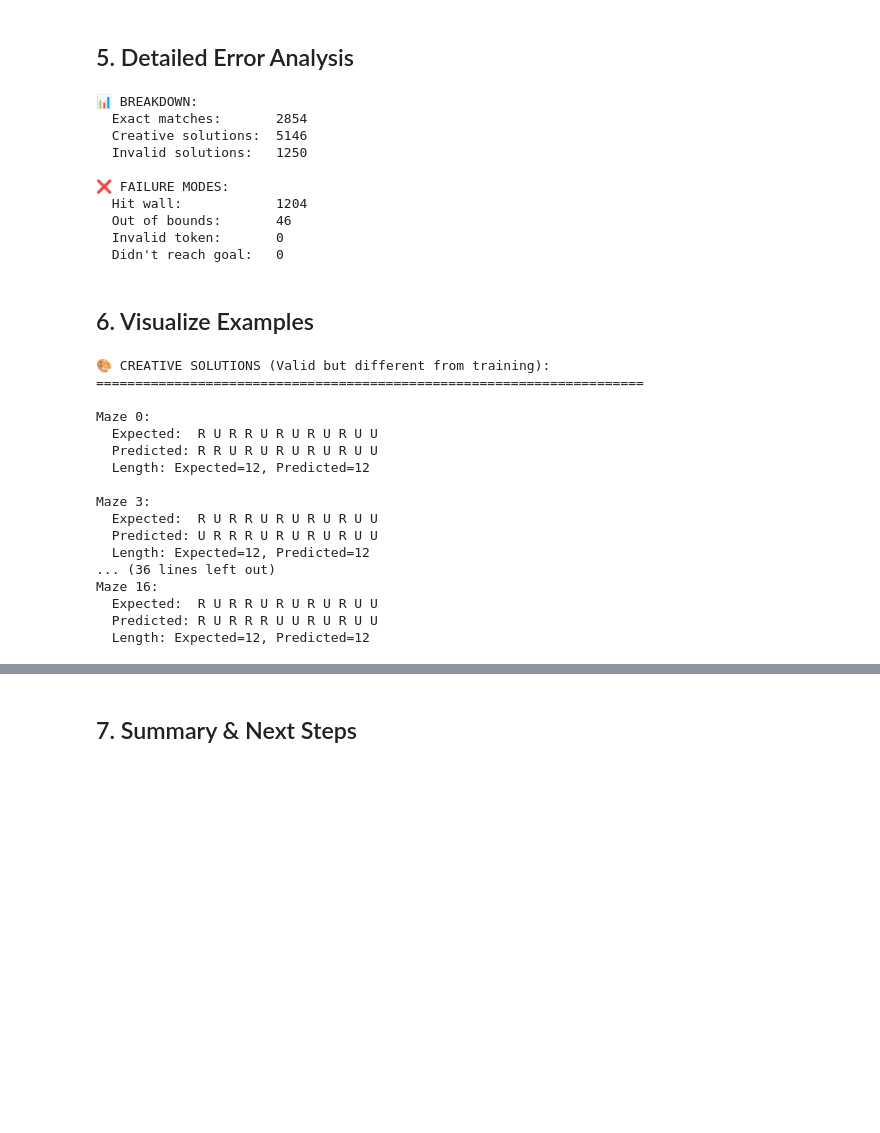
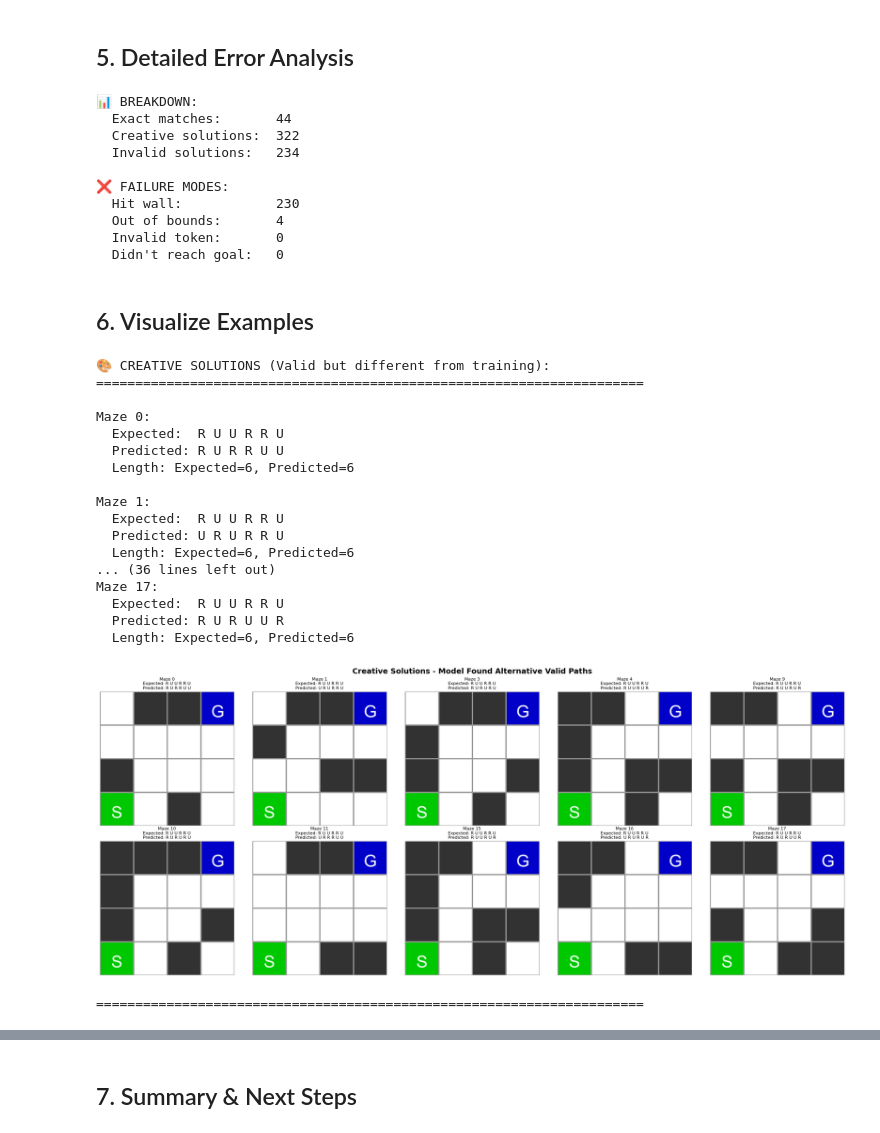
Before and after one commit to Seena-02/ee641-final, a Jupyter notebook: analyze_results_refactored.ipynb, the cells around one changed output, grey strips where cells are left out. Cells and saved outputs as stored; diff of their text form; code cells hidden in the pictures; blank space fills up the shorter version.

```diff
--- a/analyze_results_refactored.ipynb
+++ b/analyze_results_refactored.ipynb
@@ -67,9 +68,13 @@ Parameters: 11,952,320
 # %% [markdown]
 ## 2. Load Test Data & Create Maze Grid Lookup
 # %%
-# Load test data
+# Load test data with new structure
 with open('data/test_sequences.json', 'r') as f:
-    test_entries = json.load(f)
+    test_data = json.load(f)
+    test_entries = test_data['entries']  # Extract entries
+    test_metadata = test_data['metadata']  # Extract metadata
 
 print(f"Loaded {len(test_entries)} test mazes")
+print(f"Grid size: {test_metadata['grid_size']}×{test_metadata['grid_size']}")
+print(f"Start: {test_metadata['start_position']}, Goal: {test_metadata['goal_position']}")
 # %% [output]
@@ -253,44 +309,72 @@ if invalid_solutions:
     print(f"  Didn't reach goal:   {didnt_reach}")
 # %% [output]
 📊 BREAKDOWN:
-  Exact matches:       2854
-  Creative solutions:  5146
-  Invalid solutions:   1250
+  Exact matches:       44
+  Creative solutions:  322
+  Invalid solutions:   234
 
 ❌ FAILURE MODES:
-  Hit wall:            1204
-  Out of bounds:       46
+  Hit wall:            230
+  Out of bounds:       4
   Invalid token:       0
   Didn't reach goal:   0
 # %% [markdown]
 ## 6. Visualize Examples
 # %%
-# Show creative solutions (valid but different)
+# Show creative solutions (valid but different) WITH IMAGES
 print("\n🎨 CREATIVE SOLUTIONS (Valid but different from training):")
 print("=" * 70)
-for i, detail in enumerate(creative_solutions[:10]):
-    print(f"\nMaze {detail['maze_id']}:")
+
+num_to_show = min(10, len(creative_solutions))
+fig, axes = plt.subplots(2, 5, figsize=(20, 8))
+axes = axes.flatten()
+
+for i, detail in enumerate(creative_solutions[:num_to_show]):
+    # Load and display image
+    maze_id = detail['maze_id']
+    image_path = test_entries[maze_id]['image']
+    img = Image.open(image_path)
+
+    axes[i].imshow(img)
+    axes[i].axis('off')
+    axes[i].set_title(
+        f"Maze {maze_id}\n"
+        f"Expected: {' '.join(detail['expected'])}\n"
+        f"Predicted: {' '.join(detail['predicted'])}",
+        fontsize=8,
+        wrap=True
+    )
+
+    # Print text details
+    print(f"\nMaze {maze_id}:")
     print(f"  Expected:  {' '.join(detail['expected'])}")
     print(f"  Predicted: {' '.join(detail['predicted'])}")
     print(f"  Length: Expected={len(detail['expected'])}, Predicted={len(detail['predicted'])}")
+
+plt.tight_layout()
+plt.suptitle("Creative Solutions - Model Found Alternative Valid Paths",
+             fontsize=14, fontweight='bold', y=1.02)
+plt.show()
 # %% [output]
 🎨 CREATIVE SOLUTIONS (Valid but different from training):
 ======================================================================
 
 Maze 0:
-  Expected:  R U R R U R U R U R U U
-  Predicted: R R U R U R U R U R U U
-  Length: Expected=12, Predicted=12
+  Expected:  R U U R R U
+  Predicted: R U R R U U
+  Length: Expected=6, Predicted=6
 
-Maze 3:
-  Expected:  R U R R U R U R U R U U
-  Predicted: U R R R U R U R U R U U
-  Length: Expected=12, Predicted=12
+Maze 1:
+  Expected:  R U U R R U
+  Predicted: U R U R R U
+  Length: Expected=6, Predicted=6
 ... (36 lines left out)
-Maze 16:
-  Expected:  R U R R U R U R U R U U
-  Predicted: R U R R R U U R U R U U
-  Length: Expected=12, Predicted=12
+Maze 17:
+  Expected:  R U U R R U
+  Predicted: R U R U U R
+  Length: Expected=6, Predicted=6
+[figure, added]
+======================================================================
 # %%
 # Show failed solutions
 print("\n❌ INVALID SOLUTIONS (First 10):")
```
Also changed, not shown: parts of 10 cells of this notebook, 13 other files.
